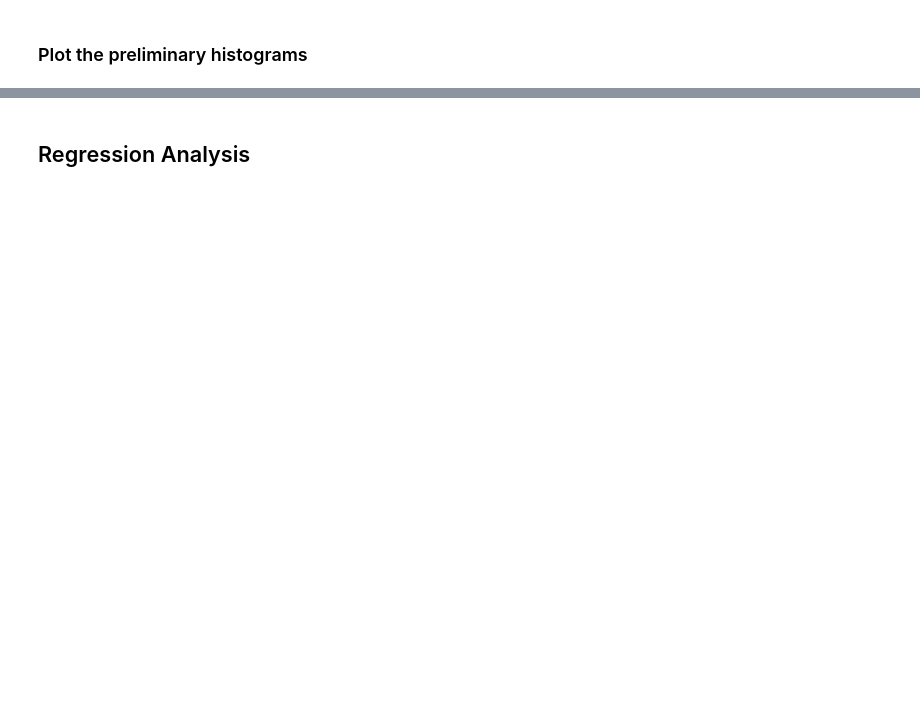
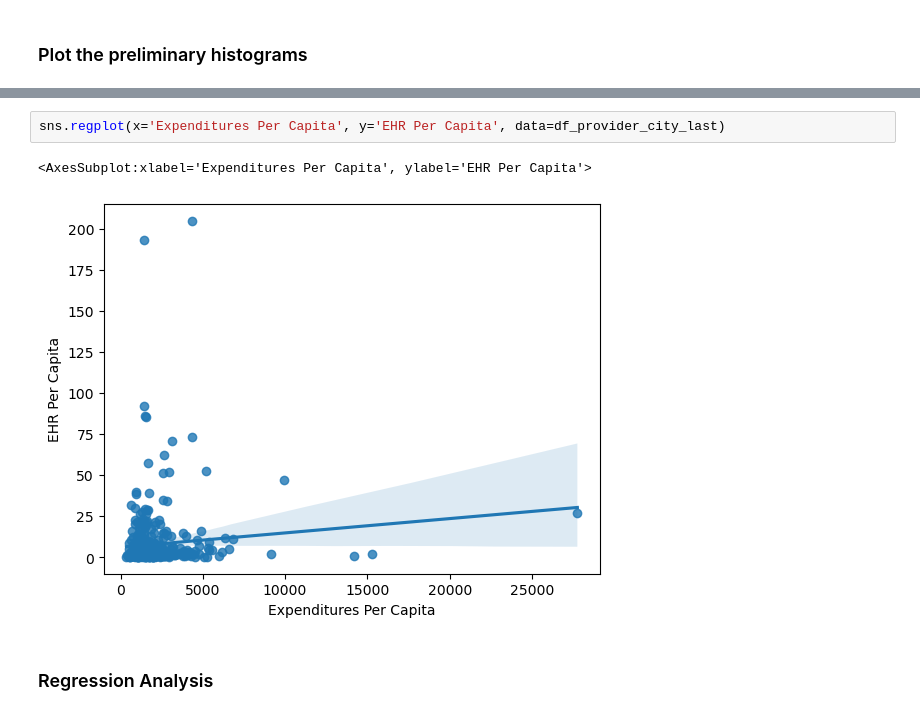
Before and after one commit to vicky-playground/EHR-GDP, a Jupyter notebook: city_comparison_code/EHR City Corrolation.ipynb, the cells around one changed output, grey strips where cells are left out. Drawn from its saved outputs; the diff is of its cells as text; blank space fills up the shorter version.

```diff
--- a/city_comparison_code/EHR City Corrolation.ipynb
+++ b/city_comparison_code/EHR City Corrolation.ipynb
@@ -165,2 +190,7 @@ plt.hist(df_provider_city_last['EHR Per Capita'], bins=5000)
+# %%
+sns.regplot(x='Expenditures Per Capita', y='EHR Per Capita', data=df_provider_city_last)
+# %% [output]
+<AxesSubplot:xlabel='Expenditures Per Capita', ylabel='EHR Per Capita'>
+[figure, added]
 # %% [markdown]
-## Regression Analysis
+### Regression Analysis
```
Also changed, not shown: parts of 40 cells of this notebook, 1 other file.
